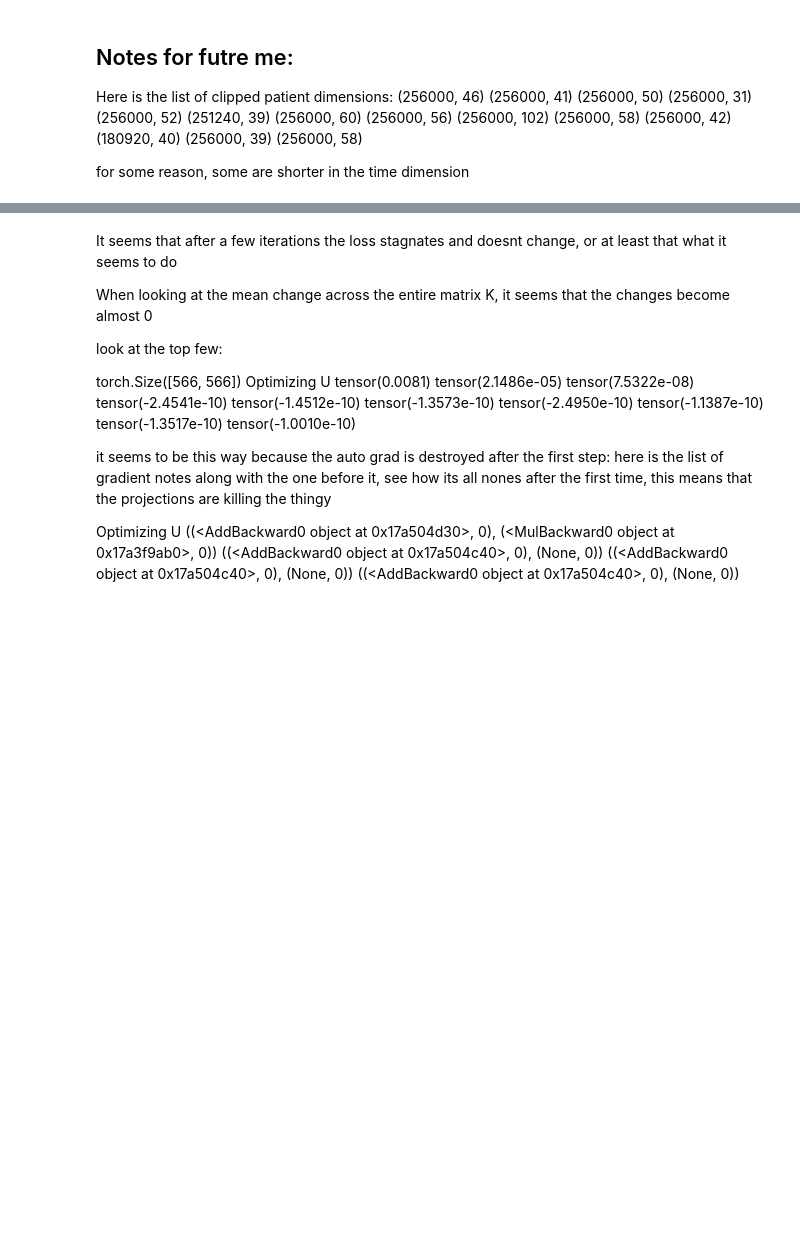
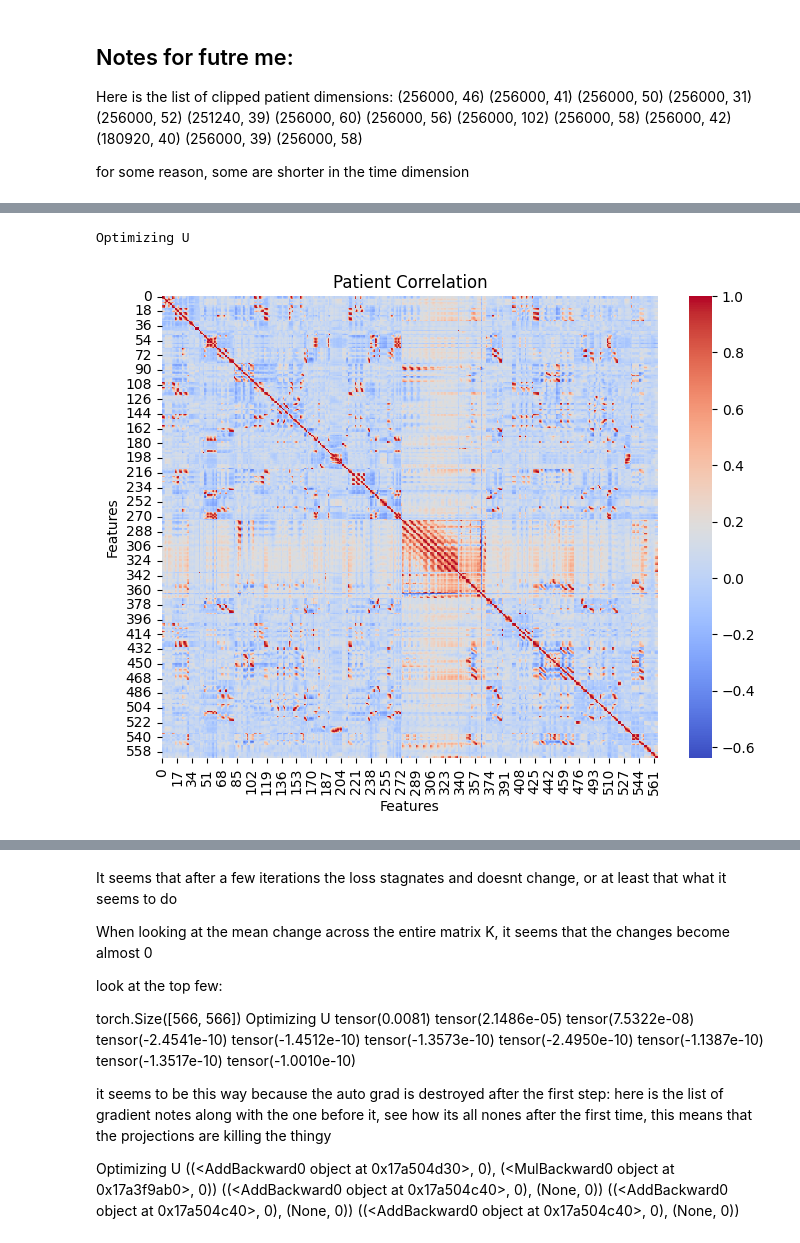
Before and after one commit to NoahWanless/SuperEeg-M467-project, a Jupyter notebook: eeg.ipynb, the cells around one changed output, grey strips where cells are left out. Drawn from its saved outputs; the diff is of its cells as text; code cells hidden in the pictures; blank space fills up the shorter version.

```diff
--- a/eeg.ipynb
+++ b/eeg.ipynb
@@ -31,3 +30,20 @@ Here is the list of clipped patient dimensions:
 (256000, 58)
 
 for some reason, some are shorter in the time dimension
+# %%
+data_root = Path("/Users/noahwanless/Desktop/Spring2026/M467/faces_basic/data")
+registered_dir = Path("../SuperEeg-M467-project/registered_outputs")
+ecogs = get_just_ecog_data(registered_dir,data_root)
+xyz = get_electrode_normalized_loc(registered_dir)
+print('Downloaded data')
+ecogs = clip_time_series(ecogs)
+print("Time series clipped")
+ecogs_no_dups,xyz_no_dups = remove_duplicates(ecogs,xyz)
+print('Removed duplicate electrodes')
+xyz_clea, cleane = preprocessing(ecogs_no_dups,xyz_no_dups,notch_size=.05)
+print("Done Preprocessing")
+cleaned_f,xyz_f,fake_pat_beginning,held_out_elcs = hold_out(xyz_clea,cleane,0,[40,41])
+cleaned_f = apply_car_function(cleaned_f,0)
+print("Done holding out electrodes")
+patient_corr_mat = make_patient_correlation_matrix(xyz_f,cleaned_f)
+print('Got Correlation Matrices, done!')
@@ -33,0 +70,13 @@ for some reason, some are shorter in the time dimension
+# %%
+U_det, loss = create_u(k=30,r=500,lamb=100,patient_corr_mat=patient_corr_mat,xyz_clean=xyz_f,training_steps=800,graph='rbf') #.0005
+# %% [output]
+Optimizing U
+# %%
+plt.figure(figsize=(8, 6))
+sns.heatmap(U_det@U_det.T, cmap='coolwarm')  #[44:84,44:84]-patient_corr_mat[1].to_numpy()
+plt.title('Patient Correlation')
+plt.xlabel('Features')
+plt.ylabel('Features')
+plt.show()
+# %% [output]
+[figure, added]
```
Also changed, not shown: parts of 29 cells of this notebook, 5 other files.
